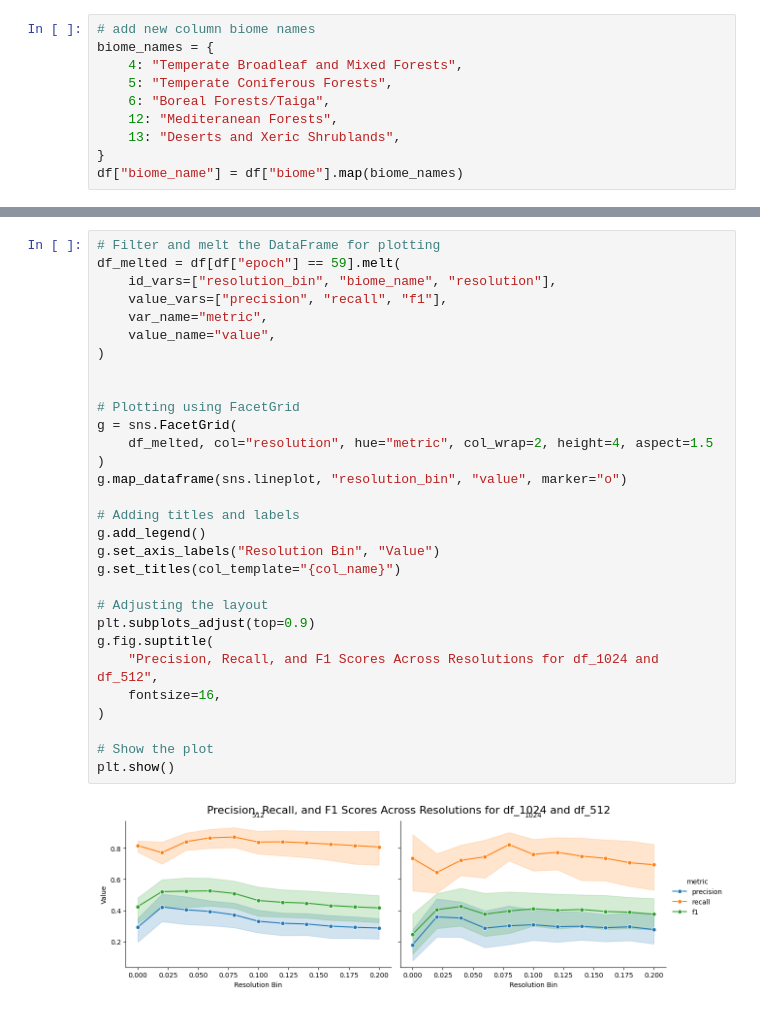
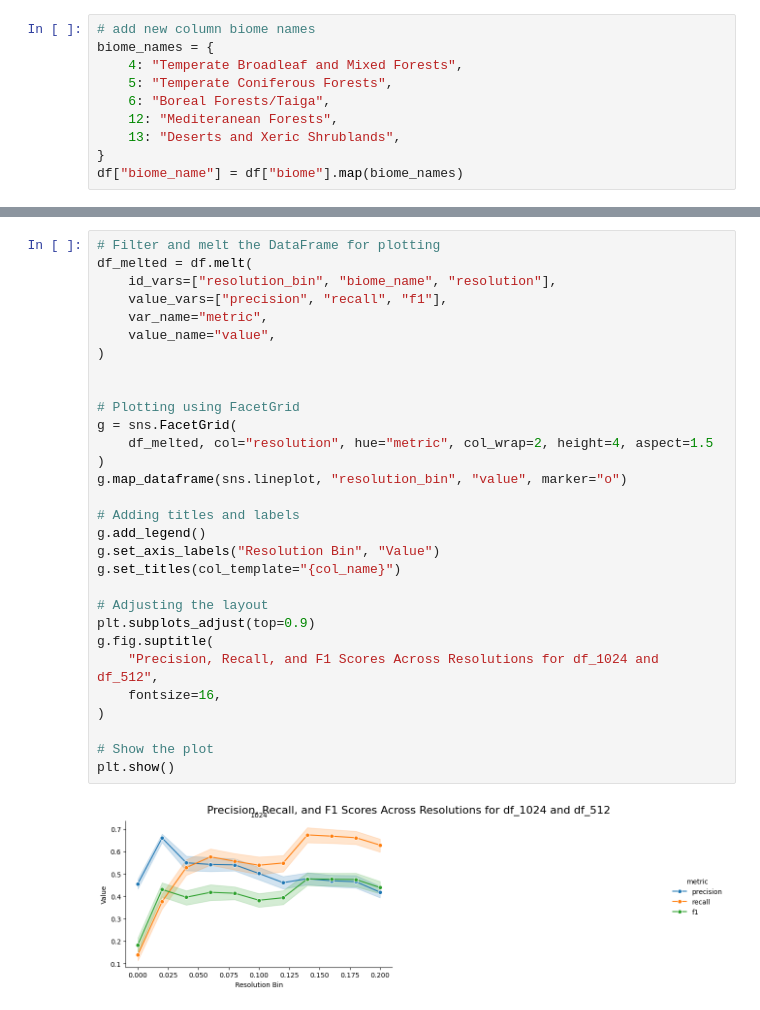
Before and after one commit to jmoeh/standing-deadwood, a Jupyter notebook: notebooks/101_generate_plots.ipynb, the cells around one changed output, grey strips where cells are left out. Drawn from its saved outputs; the diff is of its cells as text.

```diff
--- a/notebooks/101_generate_plots.ipynb
+++ b/notebooks/101_generate_plots.ipynb
@@ -146,34 +144,34 @@ plt.show()
 # %%
 # Filter and melt the DataFrame for plotting
-df_melted = df[df["epoch"] == 59].melt(
+df_melted = df.melt(
     id_vars=["resolution_bin", "biome_name", "resolution"],
     value_vars=["precision", "recall", "f1"],
     var_name="metric",
     value_name="value",
 )
 
 
 # Plotting using FacetGrid
 g = sns.FacetGrid(
     df_melted, col="resolution", hue="metric", col_wrap=2, height=4, aspect=1.5
 )
 g.map_dataframe(sns.lineplot, "resolution_bin", "value", marker="o")
 
 # Adding titles and labels
 g.add_legend()
 g.set_axis_labels("Resolution Bin", "Value")
 g.set_titles(col_template="{col_name}")
 
 # Adjusting the layout
 plt.subplots_adjust(top=0.9)
 g.fig.suptitle(
     "Precision, Recall, and F1 Scores Across Resolutions for df_1024 and df_512",
     fontsize=16,
 )
 
 # Show the plot
 plt.show()
 # %% [output]
-[figure, old version]
+[figure, new version]
 # %%
 # Melt the DataFrame for plotting
```
Also changed, not shown: parts of 9 cells of this notebook, 2 other files.
